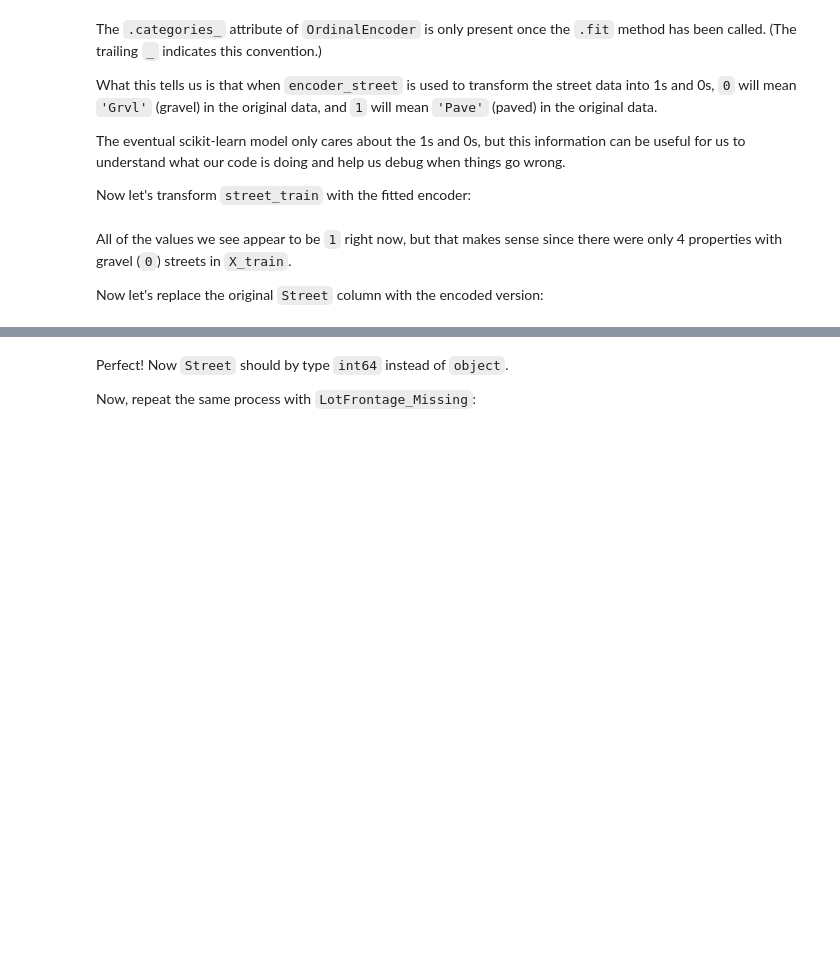
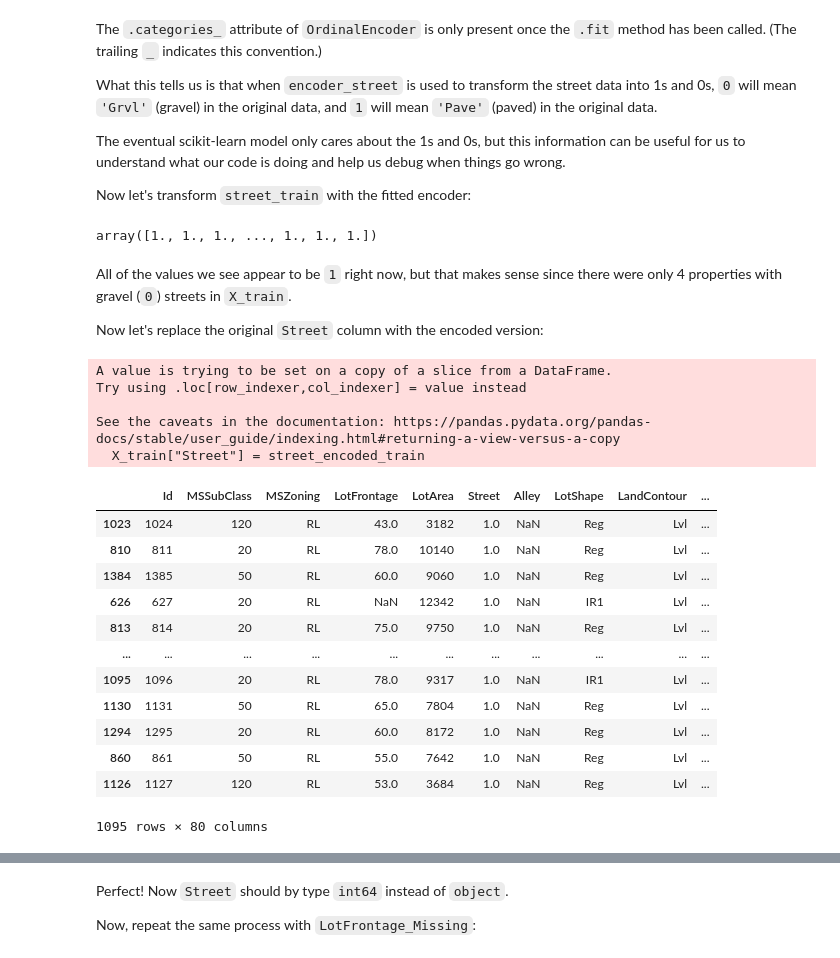
Before and after one commit to Makster04/dsc-sklearn-preprocessing-lab, a Jupyter notebook: index.ipynb, the cells around one changed output, grey strips where cells are left out. Saved outputs shown, nothing was run; the diff lists cells and outputs as text; code cells hidden in the pictures; blank space fills up the shorter version.

```diff
--- a/index.ipynb
+++ b/index.ipynb
@@ -611,13 +611,13 @@ from sklearn.preprocessing import OrdinalEncoder
 # (1) Create a variable street_train that contains the
 # relevant column from X_train
 # (Use double brackets [[]] to get the appropriate shape)
-street_train = OrdinalEncoder(X_train)
+street_train = X_train[['Street']]
 
 # (2) Instantiate an OrdinalEncoder
-encoder_street = OrdinalEncoder(street_train)
+encoder_street = OrdinalEncoder()
 
 # (3) Fit the encoder on street_train
-encoder_street.fit(-1, 1)
+encoder_street.fit_transform(street_train)
 
 # Inspect the categories of the fitted encoder
 encoder_street.categories_[0]
@@ -665,3 +634,22 @@ street_encoded_train
+# %%
+from sklearn.preprocessing import OrdinalEncoder
+
+# Create an instance of OrdinalEncoder
+encoder = OrdinalEncoder()
+
+# Fit the encoder to the training data
+encoder.fit(street_train)
+
+# Transform the data
+street_encoded_train = encoder.transform(street_train)
+
+# Flatten for appropriate shape
+street_encoded_train = street_encoded_train.flatten()
+
+# Visually inspect street_encoded_train
+street_encoded_train
+# %% [output]
+array([1., 1., 1., ..., 1., 1., 1.])
 # %% [markdown]
 All of the values we see appear to be `1` right now, but that makes sense since there were only 4 properties with gravel (`0`) streets in `X_train`.
 
@@ -669,11 +657,30 @@ Now let's replace the original `Street` column with the encoded version:
 # %%
 # Replace None with appropriate code
 
 # (5) Replace value of Street
-X_train["Street"] = None
+X_train["Street"] = street_encoded_train
 
 # Visually inspect X_train
 X_train
+# %% [output]
+A value is trying to be set on a copy of a slice from a DataFrame.
+Try using .loc[row_indexer,col_indexer] = value instead
+
+See the caveats in the documentation: https://pandas.pydata.org/pandas-docs/stable/user_guide/indexing.html#returning-a-view-versus-a-copy
+  X_train["Street"] = street_encoded_train
+|  | Id | MSSubClass | MSZoning | LotFrontage | LotArea | Street | Alley | LotShape | LandContour | ... |
+| 1023 | 1024 | 120 | RL | 43.0 | 3182 | 1.0 | NaN | Reg | Lvl | ... |
+| 810 | 811 | 20 | RL | 78.0 | 10140 | 1.0 | NaN | Reg | Lvl | ... |
+| 1384 | 1385 | 50 | RL | 60.0 | 9060 | 1.0 | NaN | Reg | Lvl | ... |
+| 626 | 627 | 20 | RL | NaN | 12342 | 1.0 | NaN | IR1 | Lvl | ... |
+| 813 | 814 | 20 | RL | 75.0 | 9750 | 1.0 | NaN | Reg | Lvl | ... |
+| ... | ... | ... | ... | ... | ... | ... | ... | ... | ... | ... |
+| 1095 | 1096 | 20 | RL | 78.0 | 9317 | 1.0 | NaN | IR1 | Lvl | ... |
+| 1130 | 1131 | 50 | RL | 65.0 | 7804 | 1.0 | NaN | Reg | Lvl | ... |
+| 1294 | 1295 | 20 | RL | 60.0 | 8172 | 1.0 | NaN | Reg | Lvl | ... |
+| 860 | 861 | 50 | RL | 55.0 | 7642 | 1.0 | NaN | Reg | Lvl | ... |
+| 1126 | 1127 | 120 | RL | 53.0 | 3684 | 1.0 | NaN | Reg | Lvl | ... |
+1095 rows × 80 columns
 # %%
 # Run this cell without changes
 X_train.info()
```
Also changed, not shown: parts of 5 cells of this notebook.
